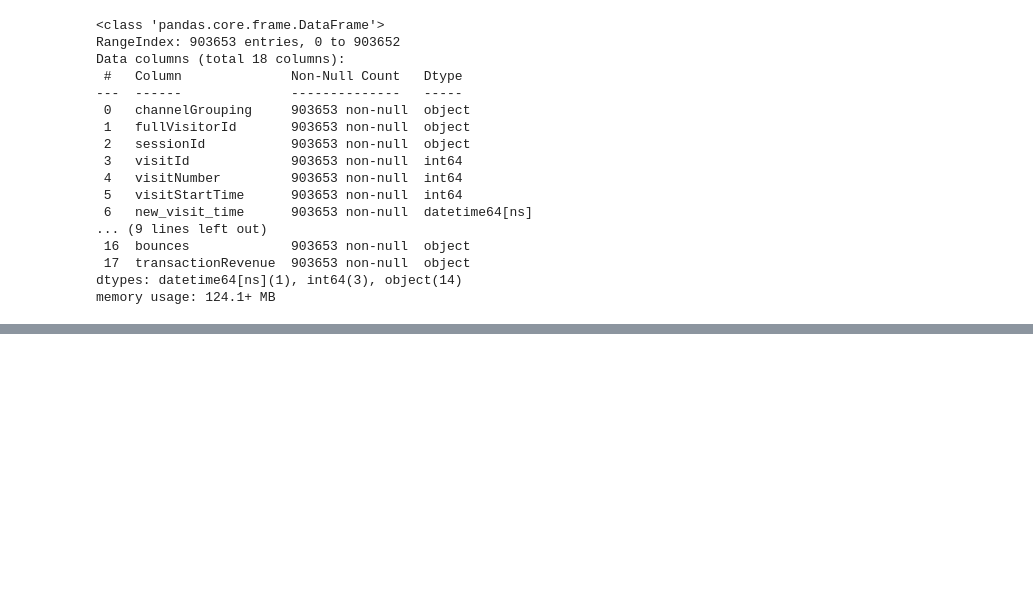
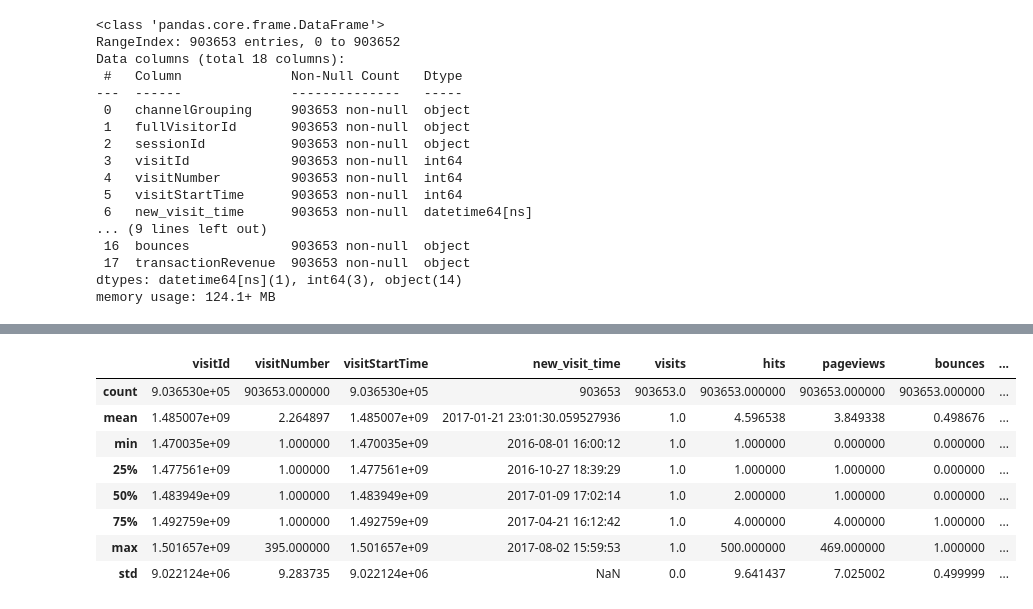
Before and after one commit to DIB-PP/-, a Jupyter notebook: GA4(박상엽).ipynb, the cells around one changed output, grey strips where cells are left out. Saved outputs shown, nothing was run; the diff lists cells and outputs as text; code cells hidden in the pictures; blank space fills up the shorter version.

```diff
--- a/GA4(박상엽).ipynb
+++ b/GA4(박상엽).ipynb
@@ -245,0 +270,6 @@ memory usage: 124.1+ MB
+# %%
+df3['pageviews'].unique()
+df3['pageviews'] = df3['pageviews'].fillna(0)
+# %%
+df3['pageviews'].unique()
+df3['pageviews']= df3['pageviews'].astype(int)
@@ -245,0 +296,5 @@ memory usage: 124.1+ MB
+# %%
+df3['transactionRevenue'] = df3['transactionRevenue'].fillna(0)
+# %%
+df3['transactionRevenue']= df3['transactionRevenue'].astype(float)
+df3
@@ -245,0 +335,12 @@ memory usage: 124.1+ MB
+# %%
+df3.describe()
+# %% [output]
+|  | visitId | visitNumber | visitStartTime | new_visit_time | visits | hits | pageviews | bounces | ... |
+| count | 9.036530e+05 | 903653.000000 | 9.036530e+05 | 903653 | 903653.0 | 903653.000000 | 903653.000000 | 903653.000000 | ... |
+| mean | 1.485007e+09 | 2.264897 | 1.485007e+09 | 2017-01-21 23:01:30.059527936 | 1.0 | 4.596538 | 3.849338 | 0.498676 | ... |
+| min | 1.470035e+09 | 1.000000 | 1.470035e+09 | 2016-08-01 16:00:12 | 1.0 | 1.000000 | 0.000000 | 0.000000 | ... |
+| 25% | 1.477561e+09 | 1.000000 | 1.477561e+09 | 2016-10-27 18:39:29 | 1.0 | 1.000000 | 1.000000 | 0.000000 | ... |
+| 50% | 1.483949e+09 | 1.000000 | 1.483949e+09 | 2017-01-09 17:02:14 | 1.0 | 2.000000 | 1.000000 | 0.000000 | ... |
+| 75% | 1.492759e+09 | 1.000000 | 1.492759e+09 | 2017-04-21 16:12:42 | 1.0 | 4.000000 | 4.000000 | 1.000000 | ... |
+| max | 1.501657e+09 | 395.000000 | 1.501657e+09 | 2017-08-02 15:59:53 | 1.0 | 500.000000 | 469.000000 | 1.000000 | ... |
+| std | 9.022124e+06 | 9.283735 | 9.022124e+06 | NaN | 0.0 | 9.641437 | 7.025002 | 0.499999 | ... |
```
Also changed, not shown: parts of 6 cells of this notebook.
